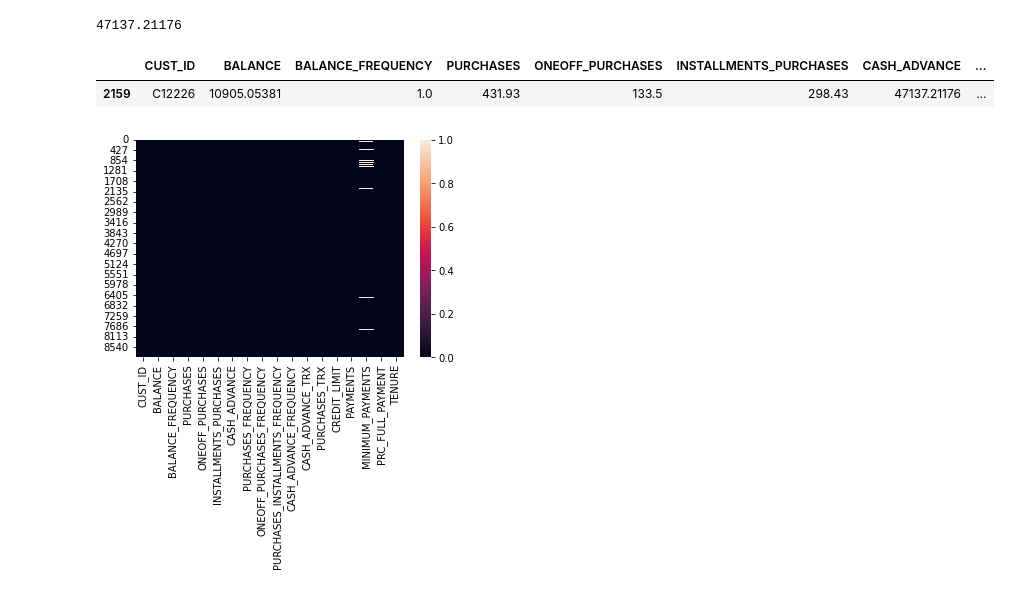
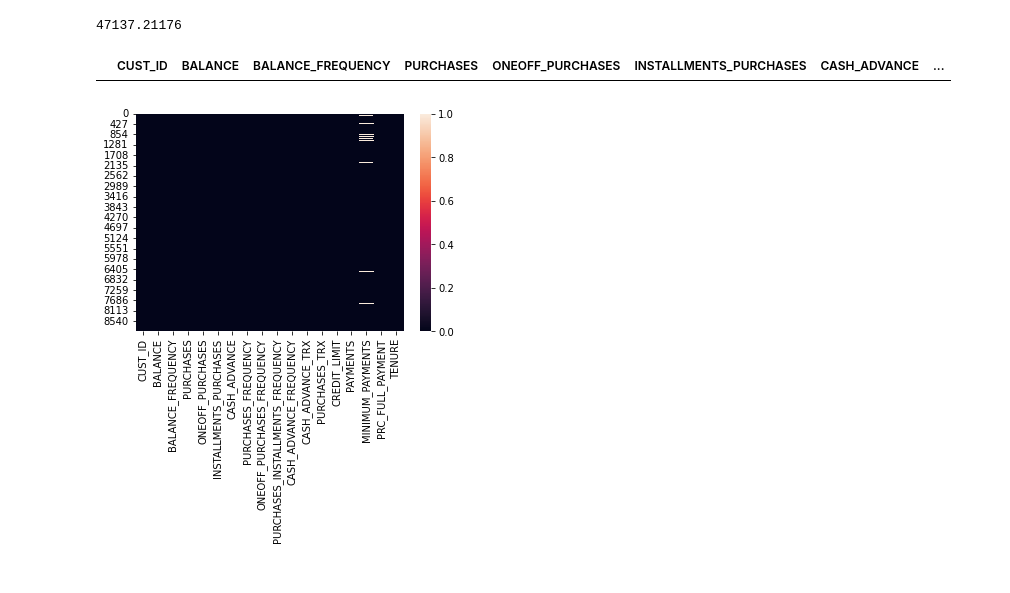
Before and after one commit to ikedoebber/Previsoes-para-Departamento-de-Marketing, a Jupyter notebook: Marketing.ipynb, the cells around one changed output. Cells and saved outputs as stored; diff of their text form; code cells hidden in the pictures.

```diff
--- a/Marketing.ipynb
+++ b/Marketing.ipynb
@@ -67,10 +67,9 @@ creditcard_df['CASH_ADVANCE'].max()
 # %% [output]
 47137.21176
 # %%
-creditcard_df[creditcard_df['CASH_ADVANCE']==47137.21176	]
+creditcard_df[creditcard_df['CASH_ADVANCE'] == 47137.211760000006]
 # %% [output]
 |  | CUST_ID | BALANCE | BALANCE_FREQUENCY | PURCHASES | ONEOFF_PURCHASES | INSTALLMENTS_PURCHASES | CASH_ADVANCE | ... |
-| 2159 | C12226 | 10905.05381 | 1.0 | 431.93 | 133.5 | 298.43 | 47137.21176 | ... |
 # %%
 sns.heatmap(creditcard_df.isnull());
 # %% [output]
```
Also changed, not shown: parts of 50 cells of this notebook.
